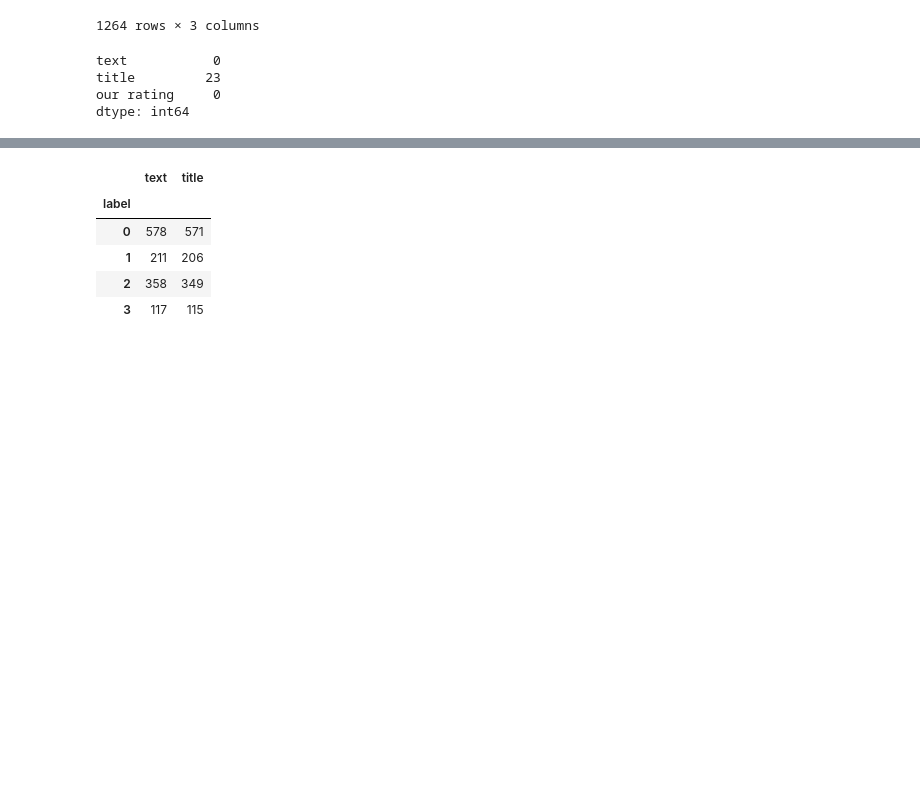
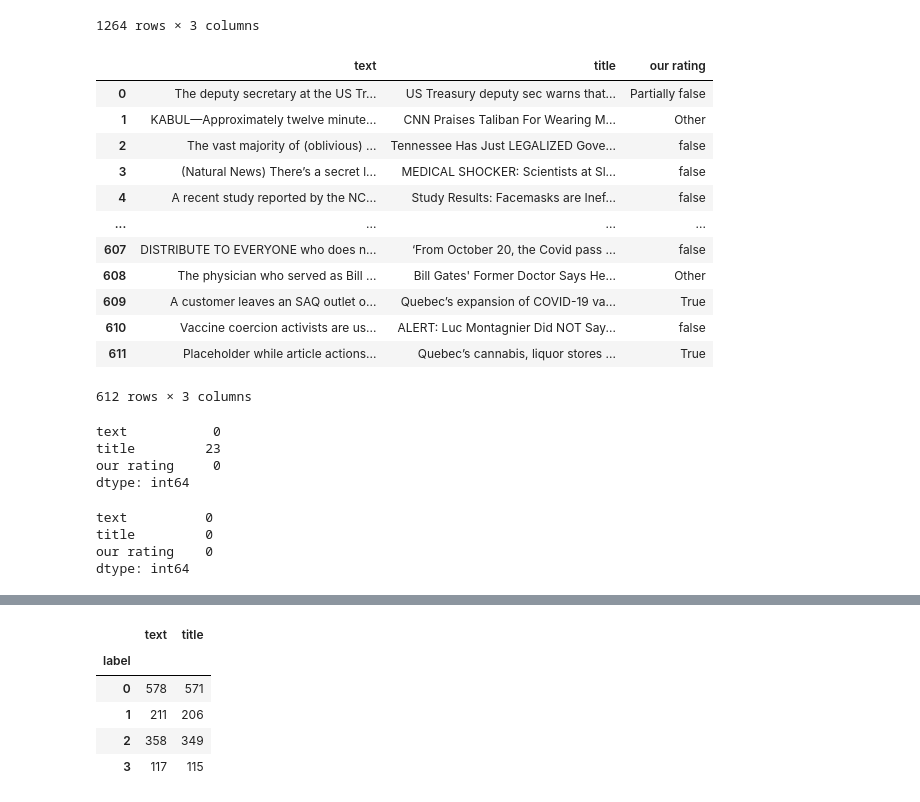
Before and after one commit to biplobsd/clef2022, a Jupyter notebook: Text_classifier.ipynb, the cells around one changed output, grey strips where cells are left out. Drawn from its saved outputs; the diff is of its cells as text; code cells hidden in the pictures; blank space fills up the shorter version.

```diff
--- a/Text_classifier.ipynb
+++ b/Text_classifier.ipynb
@@ -332,6 +360,22 @@ df
 | 1262 | The late Robin Williams once call... | A coke-snorting generation of hyp... | true |
 | 1263 | The late Robin Williams once call... | A coke-snorting generation of hyp... | true |
 1264 rows × 3 columns
+# %%
+df_test
+# %% [output]
+|  | text | title | our rating |
+| 0 | The deputy secretary at the US Tr... | US Treasury deputy sec warns that... | Partially false |
+| 1 | KABUL—Approximately twelve minute... | CNN Praises Taliban For Wearing M... | Other |
+| 2 | The vast majority of (oblivious) ... | Tennessee Has Just LEGALIZED Gove... | false |
+| 3 | (Natural News) There’s a secret l... | MEDICAL SHOCKER: Scientists at Sl... | false |
+| 4 | A recent study reported by the NC... | Study Results: Facemasks are Inef... | false |
+| ... | ... | ... | ... |
+| 607 | DISTRIBUTE TO EVERYONE who does n... | ‘From October 20, the Covid pass ... | false |
+| 608 | The physician who served as Bill ... | Bill Gates' Former Doctor Says He... | Other |
+| 609 | A customer leaves an SAQ outlet o... | Quebec’s expansion of COVID-19 va... | True |
+| 610 | Vaccine coercion activists are us... | ALERT: Luc Montagnier Did NOT Say... | false |
+| 611 | Placeholder while article actions... | Quebec’s cannabis, liquor stores ... | True |
+612 rows × 3 columns
 # %%
 df.isnull().sum()
 # %% [output]
@@ -339,3 +383,10 @@ text           0
 title         23
 our rating     0
 dtype: int64
+# %%
+df_test.isnull().sum()
+# %% [output]
+text          0
+title         0
+our rating    0
+dtype: int64
```
Also changed, not shown: parts of 33 cells of this notebook.
